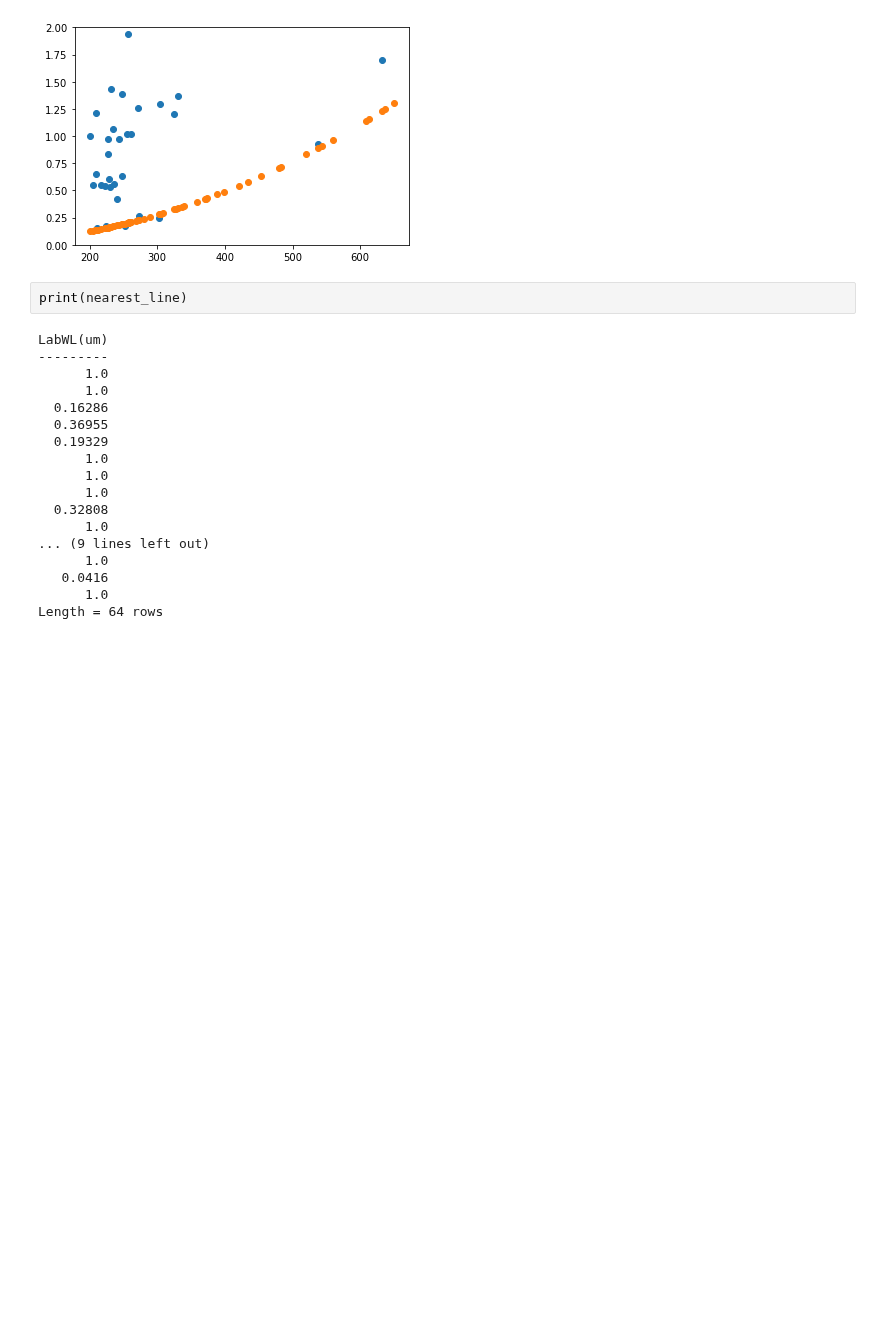
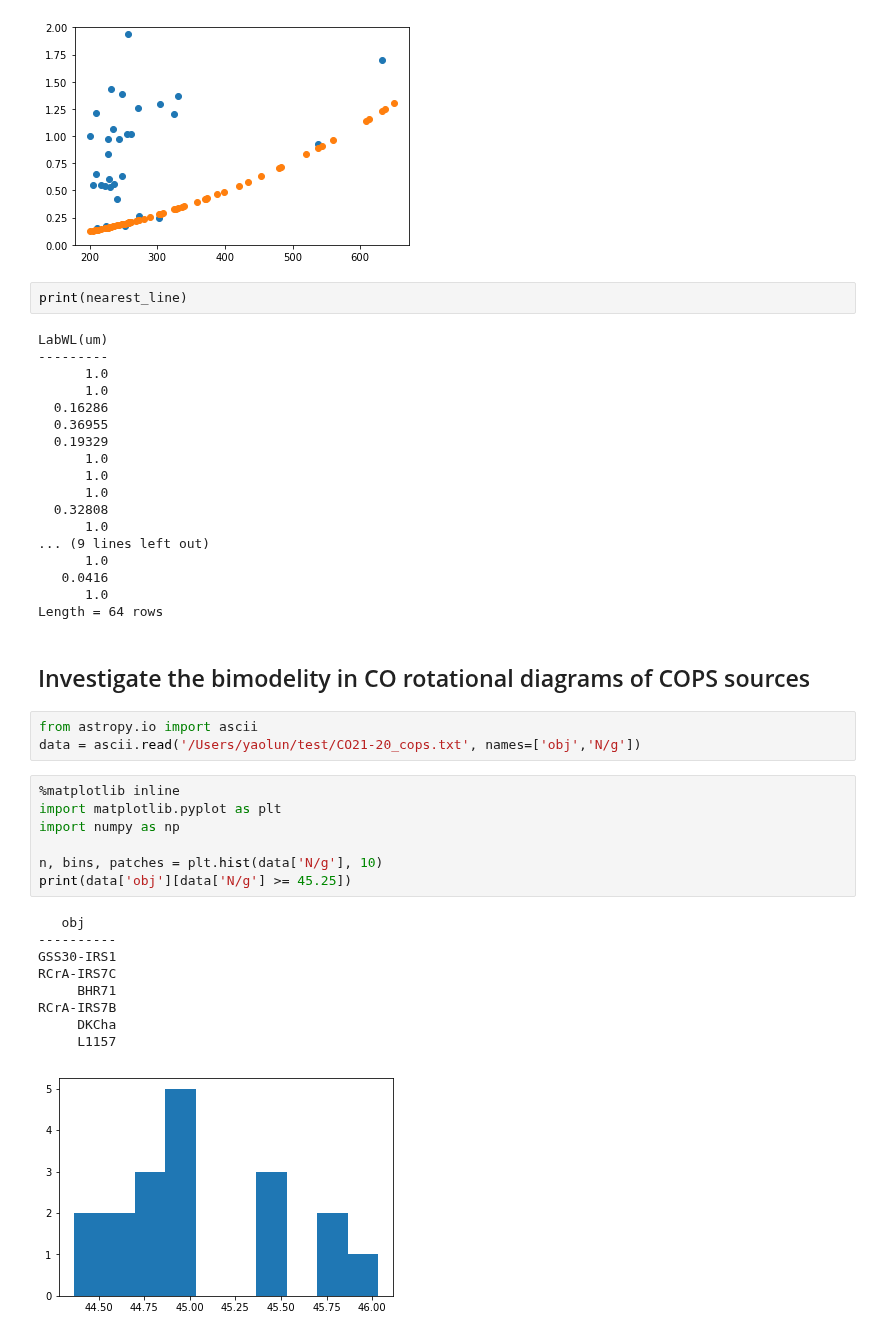
Before and after one commit to yaolun/misc, a Jupyter notebook: test_py3.ipynb, the cells around one changed output. Cells and saved outputs as stored; diff of their text form; blank space fills up the shorter version.

```diff
--- a/test_py3.ipynb
+++ b/test_py3.ipynb
@@ -242,3 +242,25 @@ LabWL(um)
    0.0416
       1.0
 Length = 64 rows
+# %% [markdown]
+## Investigate the bimodelity in CO rotational diagrams of COPS sources
+# %%
+from astropy.io import ascii
+data = ascii.read('/Users/yaolun/test/CO21-20_cops.txt', names=['obj','N/g'])
+# %%
+%matplotlib inline
+import matplotlib.pyplot as plt
+import numpy as np
+
+n, bins, patches = plt.hist(data['N/g'], 10)
+print(data['obj'][data['N/g'] >= 45.25])
+# %% [output]
+   obj
+----------
+GSS30-IRS1
+RCrA-IRS7C
+     BHR71
+RCrA-IRS7B
+     DKCha
+     L1157
+[figure, added]
```
Also changed, not shown: parts of 15 cells of this notebook.
